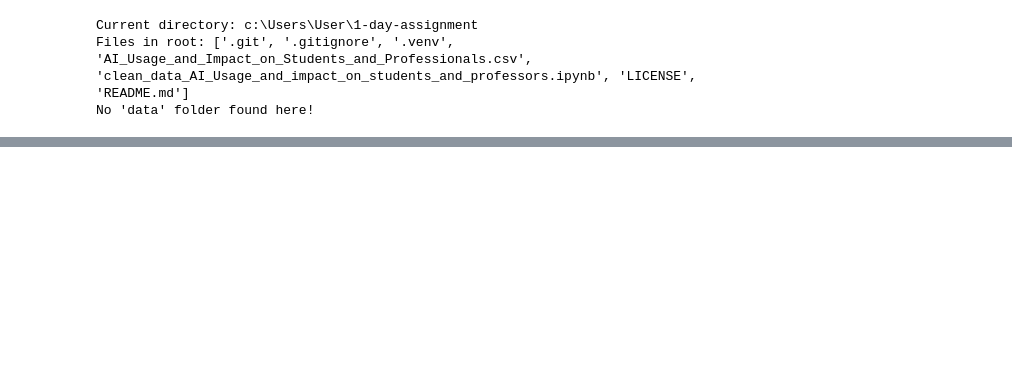
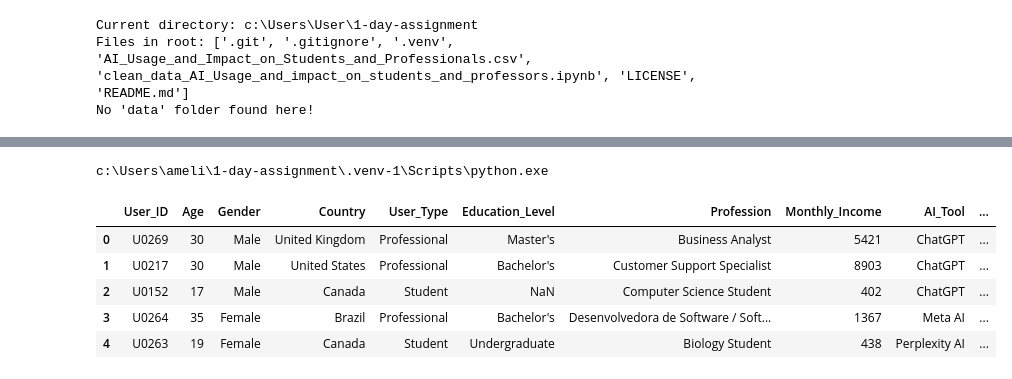
Before and after one commit to iaac-maai/1-day-assignment, a Jupyter notebook: clean_data_AI_Usage_and_impact_on_students_and_professors.ipynb, the cells around one changed output, grey strips where cells are left out. Saved outputs shown, nothing was run; the diff lists cells and outputs as text; code cells hidden in the pictures; blank space fills up the shorter version.

```diff
--- a/clean_data_AI_Usage_and_impact_on_students_and_professors.ipynb
+++ b/clean_data_AI_Usage_and_impact_on_students_and_professors.ipynb
@@ -48,0 +56,35 @@ df.head()
+# %%
+   import sys
+   print(sys.executable)
+# %% [output]
+c:\Users\ameli\1-day-assignment\.venv-1\Scripts\python.exe
+# %%
+import pandas as pd
+
+df = pd.read_csv("AI_Usage_and_Impact_on_Students_and_Professionals.csv")
+
+hours_cols = ["AI_Usage_Hours_Per_Day", "Work_or_Study_Hours_Per_Day"]
+
+def clean(df):
+    df = df.drop_duplicates().copy()
+
+    # Text columns: trim spaces, consistent case
+    df["Gender"] = df["Gender"].str.strip().str.title()
+    df["AI_Tool"] = df["AI_Tool"].str.strip().replace({"Chat GPT": "ChatGPT"})
+
+    # Numeric columns: pull the number out of strings like "2 hrs"
+    for col in hours_cols:
+        df[col] = pd.to_numeric(df[col].astype(str).str.extract(r"([\d.]+)")[0])
+
+    return df
+
+df_clean = clean(df)
+# %%
+df_clean.head()
+# %% [output]
+|  | User_ID | Age | Gender | Country | User_Type | Education_Level | Profession | Monthly_Income | AI_Tool | ... |
+| 0 | U0269 | 30 | Male | United Kingdom | Professional | Master's | Business Analyst | 5421 | ChatGPT | ... |
+| 1 | U0217 | 30 | Male | United States | Professional | Bachelor's | Customer Support Specialist | 8903 | ChatGPT | ... |
+| 2 | U0152 | 17 | Male | Canada | Student | NaN | Computer Science Student | 402 | ChatGPT | ... |
+| 3 | U0264 | 35 | Female | Brazil | Professional | Bachelor's | Desenvolvedora de Software / Soft... | 1367 | Meta AI | ... |
+| 4 | U0263 | 19 | Female | Canada | Student | Undergraduate | Biology Student | 438 | Perplexity AI | ... |
```
Also changed, not shown: parts of 47 cells of this notebook, 1 other file.
